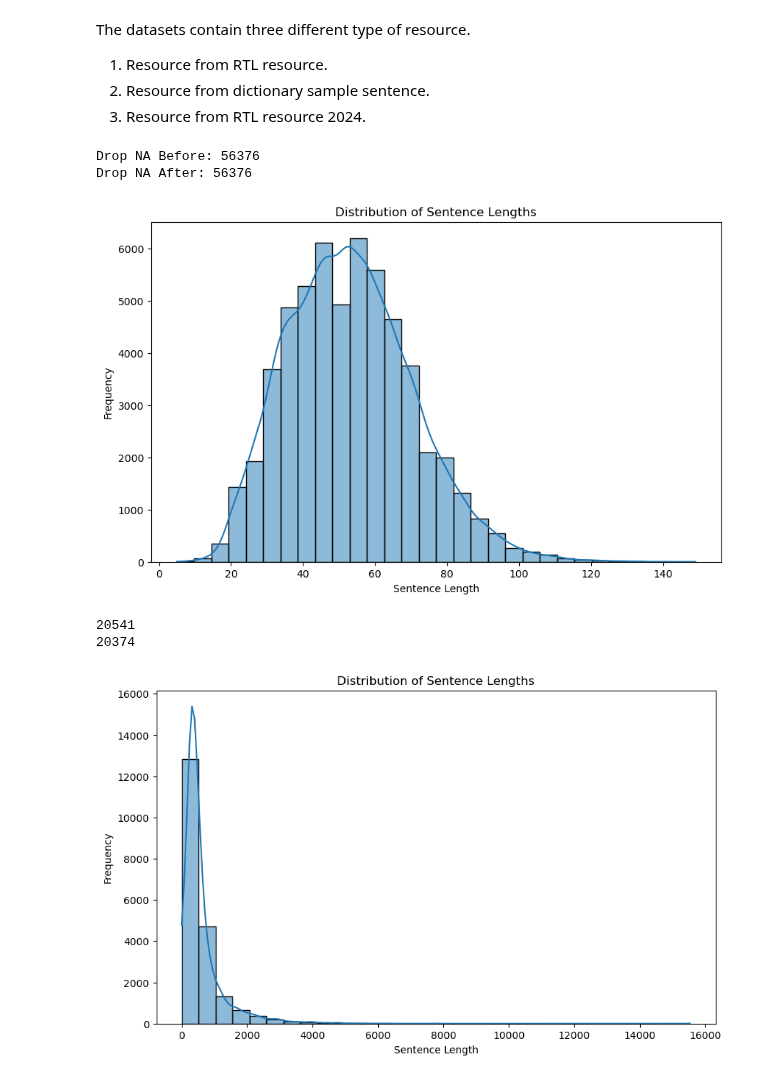
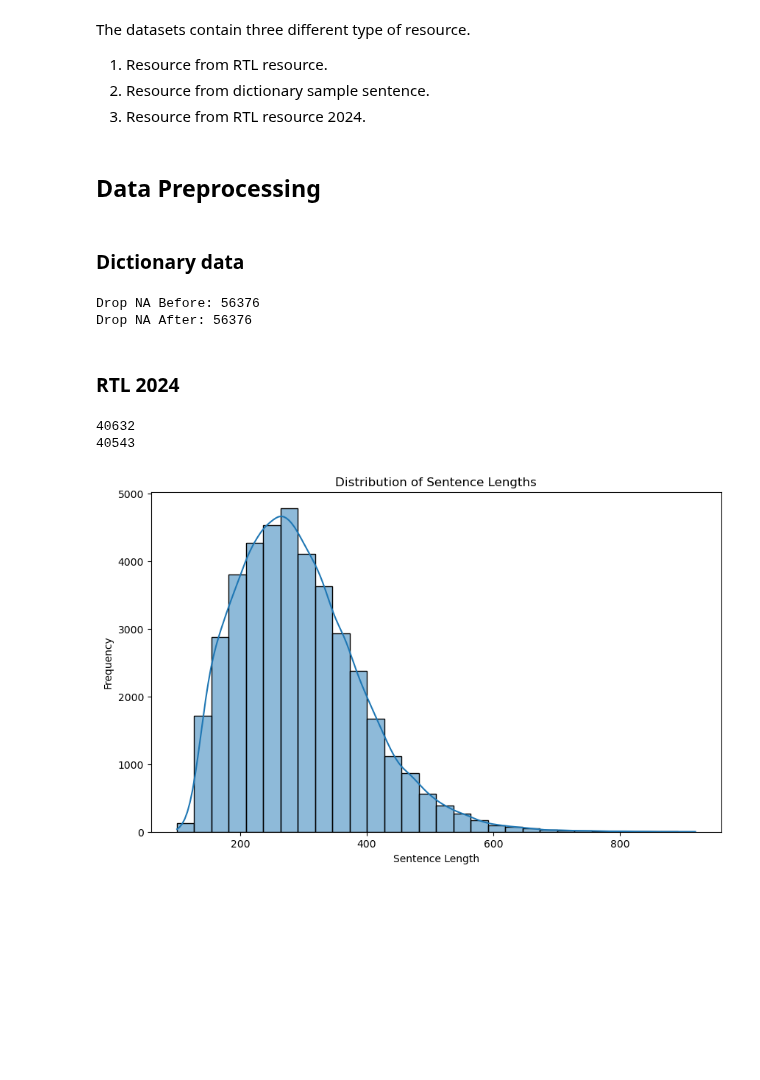
Before and after one commit to DobricLilujun/mt_luxembourgish, a Jupyter notebook: notebook/data_preprocessing_final.ipynb, the cells around one changed output. Saved outputs shown, nothing was run; the diff lists cells and outputs as text; code cells hidden in the pictures; blank space fills up the shorter version.

```diff
--- a/notebook/data_preprocessing_final.ipynb
+++ b/notebook/data_preprocessing_final.ipynb
@@ -6,5 +6,9 @@ The datasets contain three different type of resource.
 1. Resource from RTL resource.
 2. Resource from dictionary sample sentence.
 3. Resource from RTL resource 2024.
+# %% [markdown]
+## Data Preprocessing
+# %% [markdown]
+### Dictionary data
 # %%
 import pandas as pd
@@ -22,14 +37,24 @@ Drop NA After: 56376
+# %% [markdown]
+### RTL 2024
 # %%
 import matplotlib.pyplot as plt
 import seaborn as sns
 
-test_df["sentence_length"] = test_df["sentence"].str.len()
+filtered_output_df = pd.read_json('data/processed/RTL2024_subsentences.jsonl',lines=True)
+filtered_output_df["subsentence"] = filtered_output_df["subsentence"].astype(str)
+print(len(filtered_output_df))
+filtered_output_df = filtered_output_df[~filtered_output_df["subsentence"].str.contains("LINK", case=True, na=False)]
+print(len(filtered_output_df))
 
+
+filtered_output_df["sentence_length"] = filtered_output_df["subsentence"].str.len()
 plt.figure(figsize=(10, 6))
-sns.histplot(test_df["sentence_length"], bins=30, kde=True)
+sns.histplot(filtered_output_df["sentence_length"], bins=30, kde=True)
 plt.xlabel("Sentence Length")
 plt.ylabel("Frequency")
 plt.title("Distribution of Sentence Lengths")
 plt.show()
 # %% [output]
+40632
+40543
-[figure, old version]
+[figure, new version]
@@ -38,23 +60,0 @@ test_df.to_json("data/processed/dic_sentences.jsonl", orient="records", lines=Tr
-# %%
-filtered_output_df = pd.read_csv('data/source/filtered_output 1.csv')
-filtered_output_df["content"] = filtered_output_df["content"].astype(str)
-print(len(filtered_output_df))
-filtered_output_df = filtered_output_df[~filtered_output_df["content"].str.contains("LINK", case=True, na=False)]
-print(len(filtered_output_df))
-# %% [output]
-20541
-20374
-# %%
-import matplotlib.pyplot as plt
-import seaborn as sns
-
-filtered_output_df["sentence_length"] = filtered_output_df["content"].str.len()
-
-plt.figure(figsize=(10, 6))
-sns.histplot(filtered_output_df["sentence_length"], bins=30, kde=True)
-plt.xlabel("Sentence Length")
-plt.ylabel("Frequency")
-plt.title("Distribution of Sentence Lengths")
-plt.show()
-# %% [output]
-[figure, removed]
```
Also changed, not shown: parts of 4 cells of this notebook, 2 other files.
